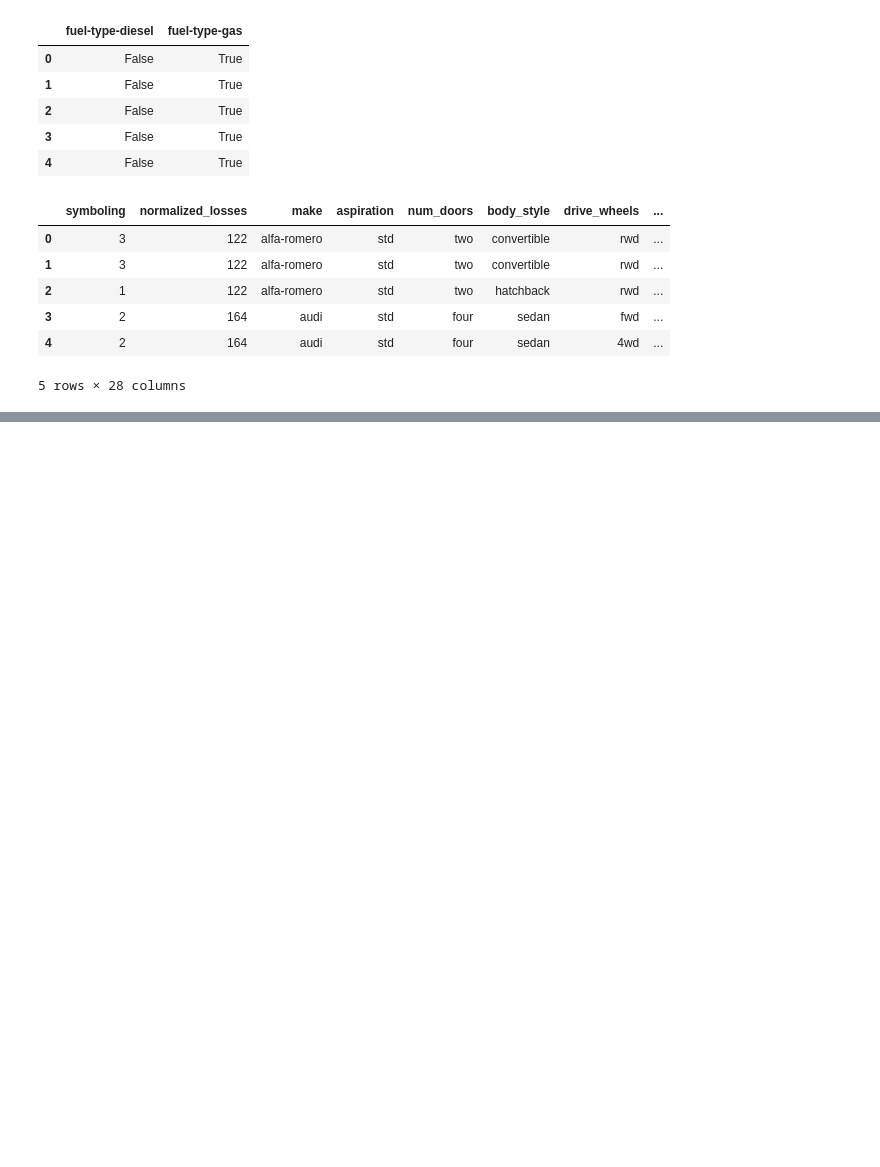
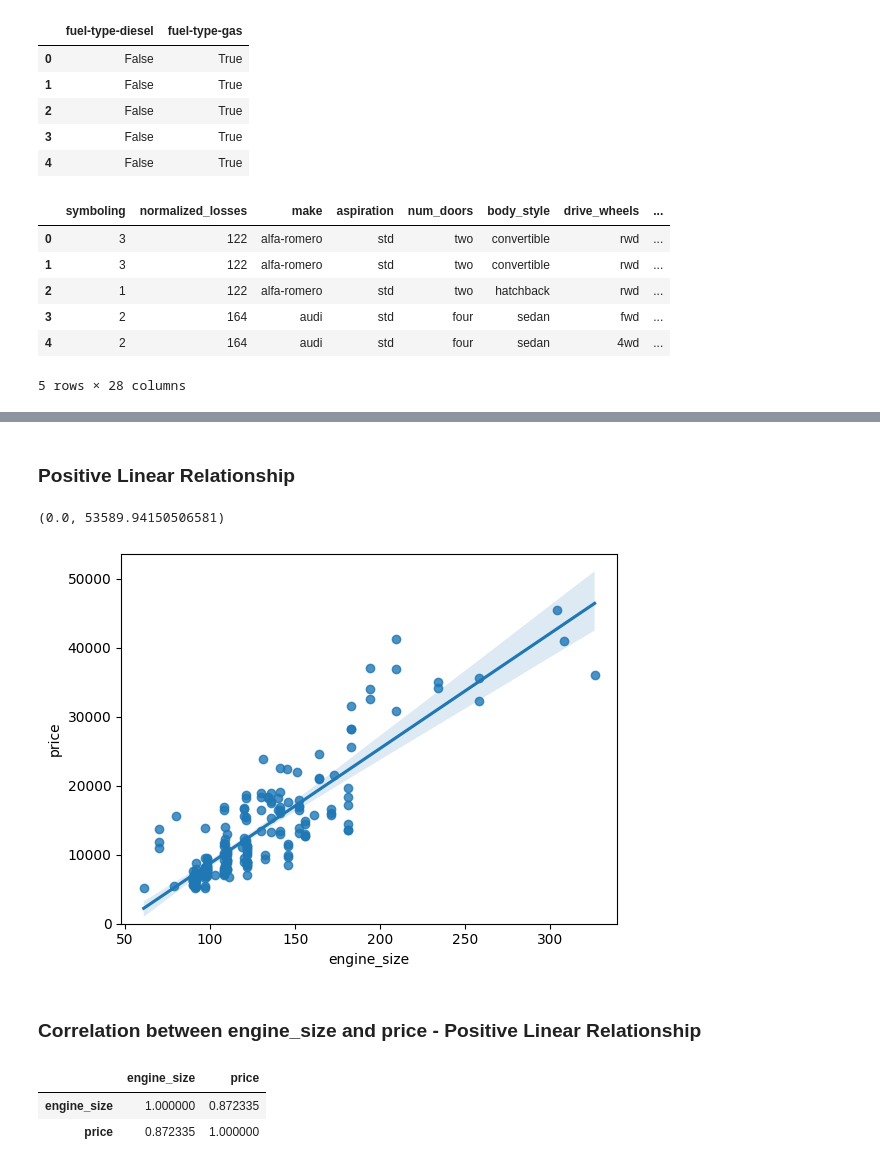
Before and after one commit to vadivelmurugesan/data-science, a Jupyter notebook: example_data_sets/02_used_cars_data_set.ipynb, the cells around one changed output, grey strips where cells are left out. Saved outputs shown, nothing was run; the diff lists cells and outputs as text; code cells hidden in the pictures; blank space fills up the shorter version.

Commit message:
Added Correlation

```diff
--- a/example_data_sets/02_used_cars_data_set.ipynb
+++ b/example_data_sets/02_used_cars_data_set.ipynb
@@ -456,0 +467,19 @@ df.head()
+# %% [markdown]
+### Positive Linear Relationship
+# %%
+import seaborn as sns
+import matplotlib.pyplot as plt
+
+sns.regplot(x = 'engine_size', y = 'price', data = df)
+plt.ylim(0,)
+# %% [output]
+(0.0, 53589.94150506581)
+[figure, added]
+# %% [markdown]
+### Correlation between engine_size and price - Positive Linear Relationship
+# %%
+df[['engine_size', 'price']].corr()
+# %% [output]
+|  | engine_size | price |
+| engine_size | 1.000000 | 0.872335 |
+| price | 0.872335 | 1.000000 |
```
Also changed, not shown: parts of 13 cells of this notebook.
